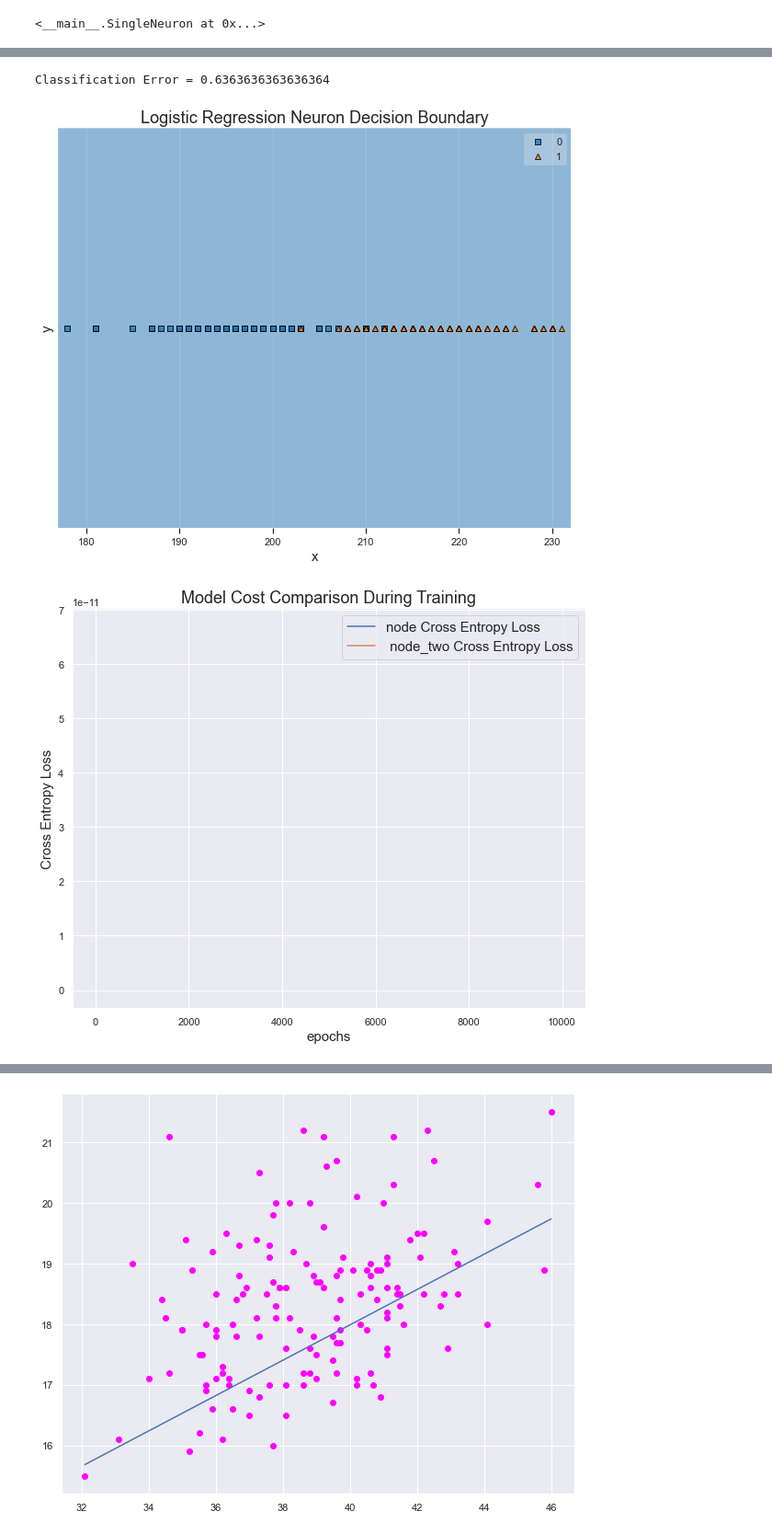
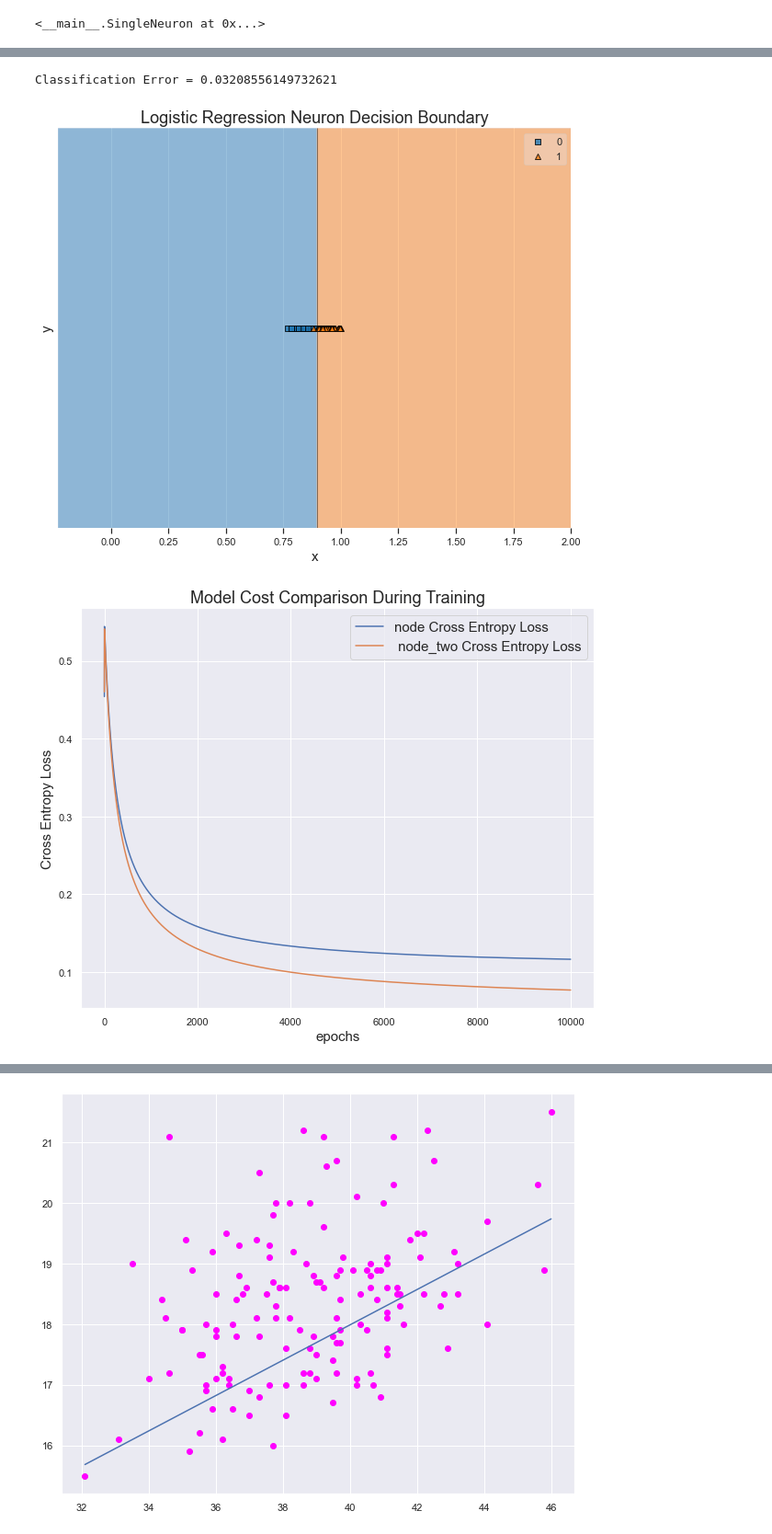
Before and after one commit to alinaali/Data_Science_and_Machine_Learning, a Jupyter notebook: Supervised Learning/Logistic_Regression/Logistic_Regression.ipynb, the cells around one changed output, grey strips where cells are left out. Shown: that part at 92% size. Cells and saved outputs as stored; diff of their text form; code cells hidden in the pictures.

```diff
--- a/Supervised Learning/Logistic_Regression/Logistic_Regression.ipynb
+++ b/Supervised Learning/Logistic_Regression/Logistic_Regression.ipynb
@@ -257,6 +313,8 @@ def cross_entropy_loss(y_hat, y):
 node = SingleNeuron(sigmoid, cross_entropy_loss)
 
 X = df.iloc[146:].flipper_length_mm.values
+max_X = np.max(X)
+X = X /max_X
 X = X.reshape(-1, 1)
 y = np.where(df.iloc[146:].species == "Chinstrap", 0, 1)
 
@@ -267,7 +325,7 @@ node.train(X, y, alpha = 0.05, epochs = 10_000)
 # Possible choices of learning rate
 alphas = [0.01, 0.05, 0.07, 0.09]
 domain = np.linspace(170, 240, 100)
-
+domain = domain/max_X
 # Call the subplots method for plotting a grid of figures
 fig, axs = plt.subplots(2, 2, figsize=(10,10))
 
@@ -361,38 +390,39 @@ array([ True,  True,  True,  True,  True,  True,  True,  True,  True,
 classification_error = (np.rint(node.predict(X)) != y).astype(int)
 print(f"Classification Error = {sum(classification_error)/ len(y)}")
 # %% [output]
-Classification Error = 0.6363636363636364
+Classification Error = 0.03208556149732621
 # %%
 node.plot_decision_boundary(X, y)
 plt.show()
 # %% [output]
-[figure, old version]
+[figure, new version]
 # %%
 # Instantiate a new single neuron.
 node_two = SingleNeuron(sigmoid, cross_entropy_loss)
 
-# Create a numpy.ndarray of petal length and sepal length values for
-# the versicolor and virginica flowers, respectively.
+# Create a numpy.ndarray of flipper length and bill length values for
+# the Gentoo and Chinstrap Species, respectively.
 X_two = df.iloc[146:][["flipper_length_mm", "bill_length_mm"]].values
-
+max_X = np.max(X_two)
+X = X_two /max_X
 # Train the new single neuron model on the new feature vectors.
-node_two.train(X_two, y, alpha = 0.01, epochs = 10_000)
+node_two.train(X, y, alpha = 0.05, epochs = 10_000)
 
 
 plt.figure(figsize = (10, 8))
 plt.plot(range(1, len(node.errors_) + 1),
          node.errors_,
          label = "node Cross Entropy Loss")
 plt.plot(range(1, len(node_two.errors_) + 1),
          node_two.errors_,
          label = " node_two Cross Entropy Loss")
 plt.xlabel("epochs", fontsize = 15)
 plt.ylabel("Cross Entropy Loss", fontsize = 15)
 plt.legend(fontsize = 15)
 plt.title("Model Cost Comparison During Training", fontsize = 18)
 
 
 plt.show()
 # %% [output]
-[figure, old version]
+[figure, new version]
 # %%
```
Also changed, not shown: parts of 29 cells of this notebook, 40 other files.
